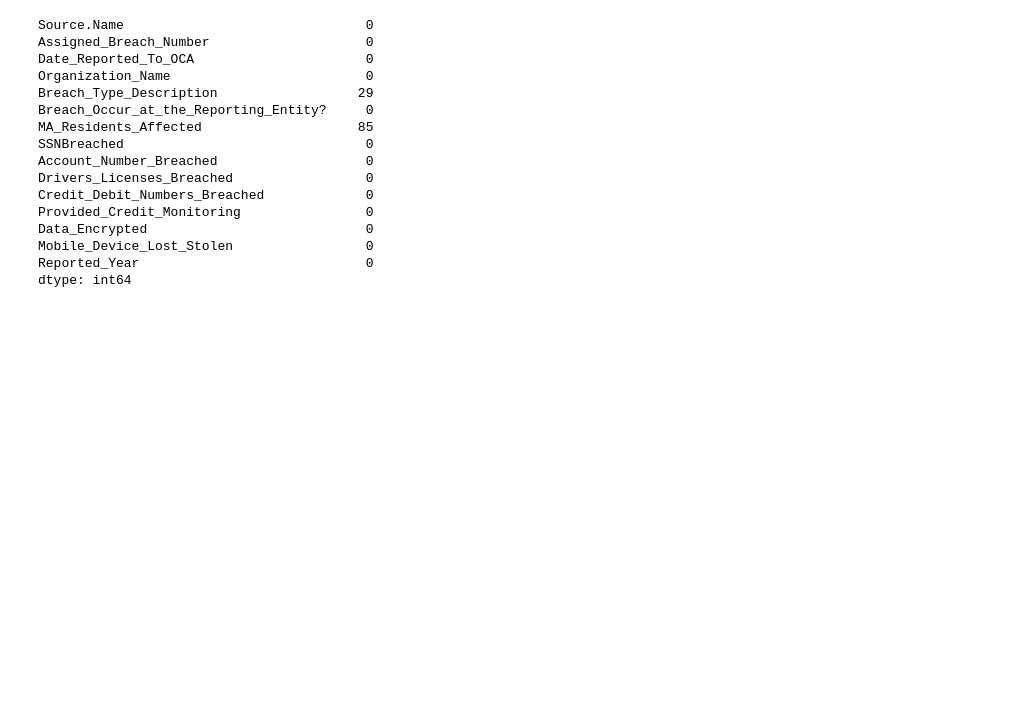
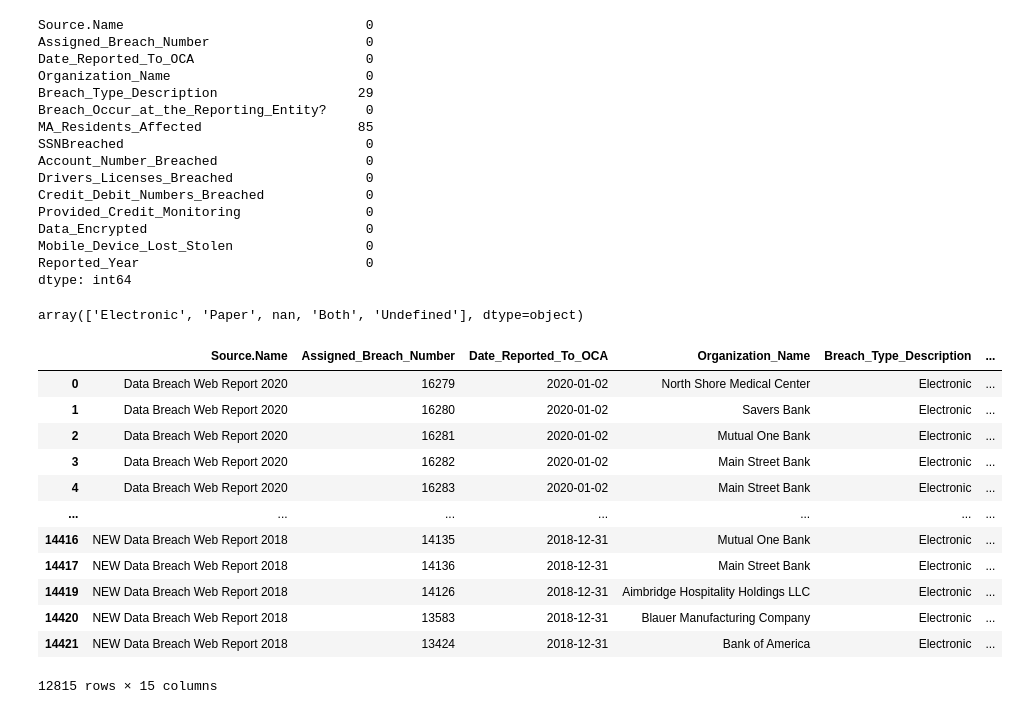
Before and after one commit to joncalle/AnalToolsDecMrk, a Jupyter notebook: DataBreach.ipynb, the cells around one changed output. Cells and saved outputs as stored; diff of their text form; code cells hidden in the pictures; blank space fills up the shorter version.

```diff
--- a/DataBreach.ipynb
+++ b/DataBreach.ipynb
@@ -174,3 +174,26 @@ Data_Encrypted                            0
 Mobile_Device_Lost_Stolen                 0
 Reported_Year                             0
 dtype: int64
+# %%
+# Are there different types of Breach?
+breach.Breach_Type_Description.unique()
+# %% [output]
+array(['Electronic', 'Paper', nan, 'Both', 'Undefined'], dtype=object)
+# %%
+# Filter considering 'Electronic' and 'Both' breach types
+breach = breach[(breach.Breach_Type_Description == 'Electronic') |  (breach.Breach_Type_Description == 'Both')]
+breach
+# %% [output]
+|  | Source.Name | Assigned_Breach_Number | Date_Reported_To_OCA | Organization_Name | Breach_Type_Description | ... |
+| 0 | Data Breach Web Report 2020 | 16279 | 2020-01-02 | North Shore Medical Center | Electronic | ... |
+| 1 | Data Breach Web Report 2020 | 16280 | 2020-01-02 | Savers Bank | Electronic | ... |
+| 2 | Data Breach Web Report 2020 | 16281 | 2020-01-02 | Mutual One Bank | Electronic | ... |
+| 3 | Data Breach Web Report 2020 | 16282 | 2020-01-02 | Main Street Bank | Electronic | ... |
+| 4 | Data Breach Web Report 2020 | 16283 | 2020-01-02 | Main Street Bank | Electronic | ... |
+| ... | ... | ... | ... | ... | ... | ... |
+| 14416 | NEW Data Breach Web Report 2018 | 14135 | 2018-12-31 | Mutual One Bank | Electronic | ... |
+| 14417 | NEW Data Breach Web Report 2018 | 14136 | 2018-12-31 | Main Street Bank | Electronic | ... |
+| 14419 | NEW Data Breach Web Report 2018 | 14126 | 2018-12-31 | Aimbridge Hospitality Holdings LLC | Electronic | ... |
+| 14420 | NEW Data Breach Web Report 2018 | 13583 | 2018-12-31 | Blauer Manufacturing Company | Electronic | ... |
+| 14421 | NEW Data Breach Web Report 2018 | 13424 | 2018-12-31 | Bank of America | Electronic | ... |
+12815 rows × 15 columns
```
Also changed, not shown: parts of 5 cells of this notebook.
